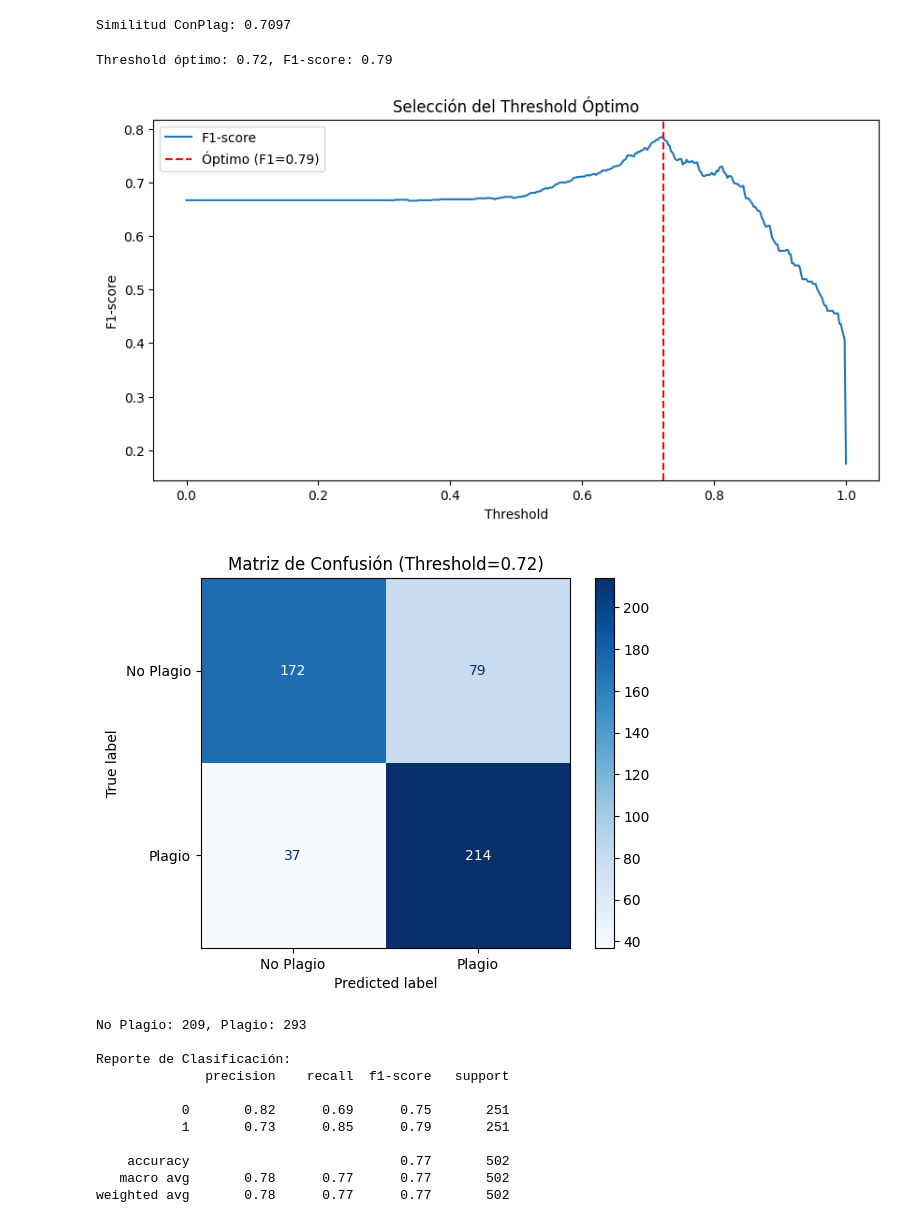
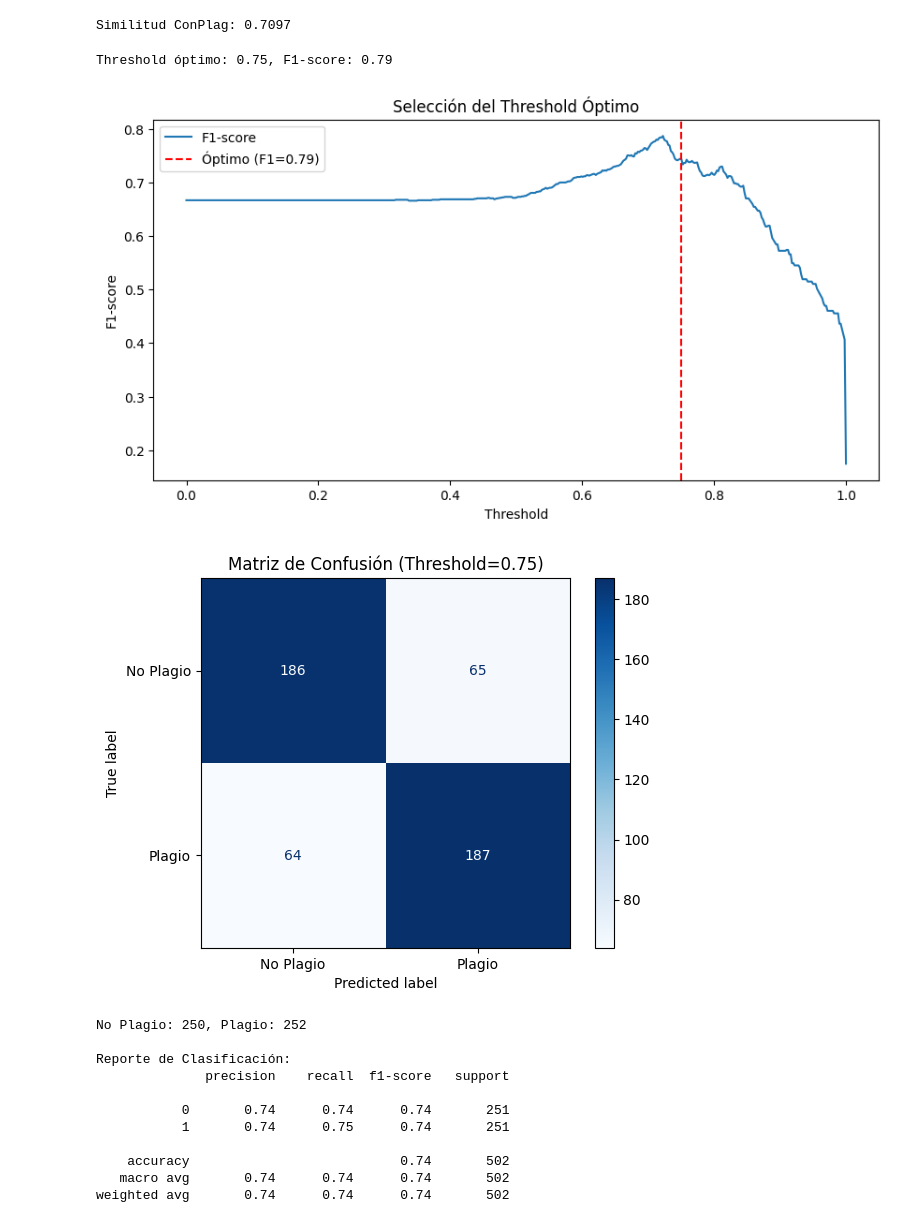
Before and after one commit to ElGonan/tc3002b-reto, a Jupyter notebook: src/project.ipynb, the cells around one changed output. Cells and saved outputs as stored; diff of their text form; code cells hidden in the pictures.

```diff
--- a/src/project.ipynb
+++ b/src/project.ipynb
@@ -254,49 +255,51 @@ thresholds = np.linspace(0.0, 1, len(conPlagCodes['similarity']))
 f1_scores = [f1_score(y_true, conPlagCodes['similarity'] > t) for t in thresholds]
 best_threshold = thresholds[np.argmax(f1_scores)]
 best_f1 = max(f1_scores)
+best_threshold = 0.75
+
 
 print(f"Threshold óptimo: {best_threshold:.2f}, F1-score: {best_f1:.2f}")
 
 # Visualización
 plt.figure(figsize=(10, 5))
 plt.plot(thresholds, f1_scores, label='F1-score')
 # Prueba de otros thresholds
-#best_threshold = 0.67
+best_threshold = 0.75
 plt.axvline(best_threshold, color='r', linestyle='--', label=f'Óptimo (F1={best_f1:.2f})')
 plt.xlabel('Threshold')
 plt.ylabel('F1-score')
 plt.title('Selección del Threshold Óptimo')
 plt.legend()
 plt.show()
 
 
 
 
 # Matriz de confusión con el threshold óptimo
-#best_threshold = 0.78
+best_threshold = 0.75
 y_pred = (conPlagCodes['similarity'] > best_threshold).astype(int)
 ConfusionMatrixDisplay.from_predictions(y_true, y_pred, display_labels=['No Plagio', 'Plagio'],
                                         cmap=plt.cm.Blues)
 plt.title(f'Matriz de Confusión (Threshold={best_threshold:.2f})')
 plt.show()
 
 print(f'No Plagio: {np.sum(y_pred == 0)}, Plagio: {np.sum(y_pred == 1)}')
 
 # Reporte de clasificación
 print("\nReporte de Clasificación:")
 print(classification_report(y_true, y_pred))
 # %% [output]
-Threshold óptimo: 0.72, F1-score: 0.79
+Threshold óptimo: 0.75, F1-score: 0.79
-[figure, old version]
+[figure, new version]
-[figure, old version]
+[figure, new version]
-No Plagio: 209, Plagio: 293
+No Plagio: 250, Plagio: 252
 
 Reporte de Clasificación:
               precision    recall  f1-score   support
 
-           0       0.82      0.69      0.75       251
-           1       0.73      0.85      0.79       251
+           0       0.74      0.74      0.74       251
+           1       0.74      0.75      0.74       251
 
-    accuracy                           0.77       502
-   macro avg       0.78      0.77      0.77       502
-weighted avg       0.78      0.77      0.77       502
+    accuracy                           0.74       502
+   macro avg       0.74      0.74      0.74       502
+weighted avg       0.74      0.74      0.74       502
```
Also changed, not shown: parts of 1 cell of this notebook.
